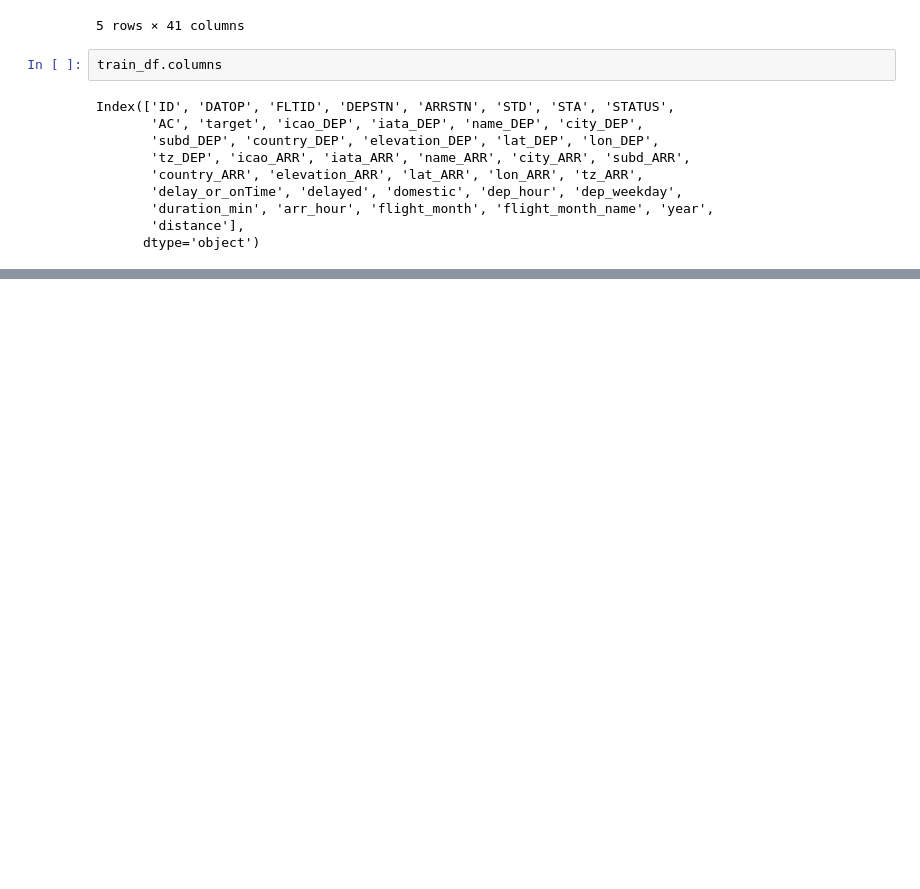
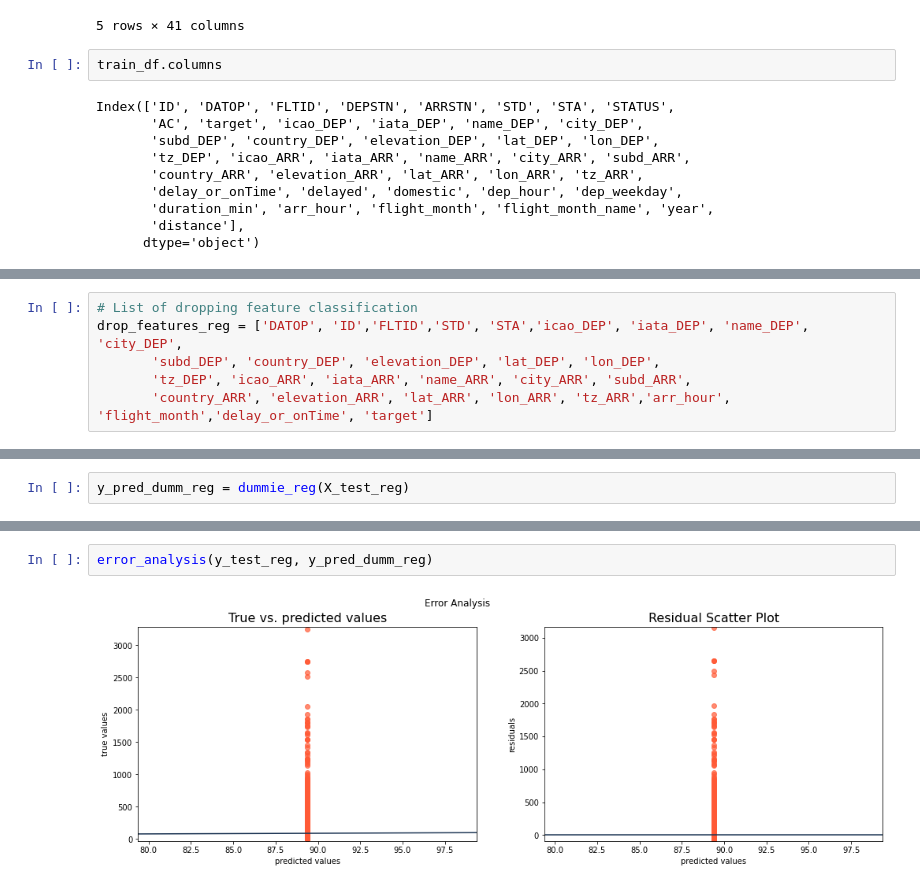
Before and after one commit to MalinSoetbeer/flight_delayed_challenge, a Jupyter notebook: modeling_malte.ipynb, the cells around one changed output, grey strips where cells are left out. Drawn from its saved outputs; the diff is of its cells as text; blank space fills up the shorter version.

```diff
--- a/modeling_malte.ipynb
+++ b/modeling_malte.ipynb
@@ -56,0 +53,6 @@ y = train_df[['target', 'delayed']]
+# %%
+# List of dropping feature classification
+drop_features_reg = ['DATOP', 'ID','FLTID','STD', 'STA','icao_DEP', 'iata_DEP', 'name_DEP', 'city_DEP',
+       'subd_DEP', 'country_DEP', 'elevation_DEP', 'lat_DEP', 'lon_DEP',
+       'tz_DEP', 'icao_ARR', 'iata_ARR', 'name_ARR', 'city_ARR', 'subd_ARR',
+       'country_ARR', 'elevation_ARR', 'lat_ARR', 'lon_ARR', 'tz_ARR','arr_hour', 'flight_month','delay_or_onTime', 'target']
@@ -77,0 +85,2 @@ weighted avg       0.74      0.67      0.63     21567
+# %%
+y_pred_dumm_reg = dummie_reg(X_test_reg)
@@ -77,0 +91,4 @@ weighted avg       0.74      0.67      0.63     21567
+# %%
+error_analysis(y_test_reg, y_pred_dumm_reg)
+# %% [output]
+[figure, added]
```
Also changed, not shown: parts of 8 cells of this notebook, 1 other file.
